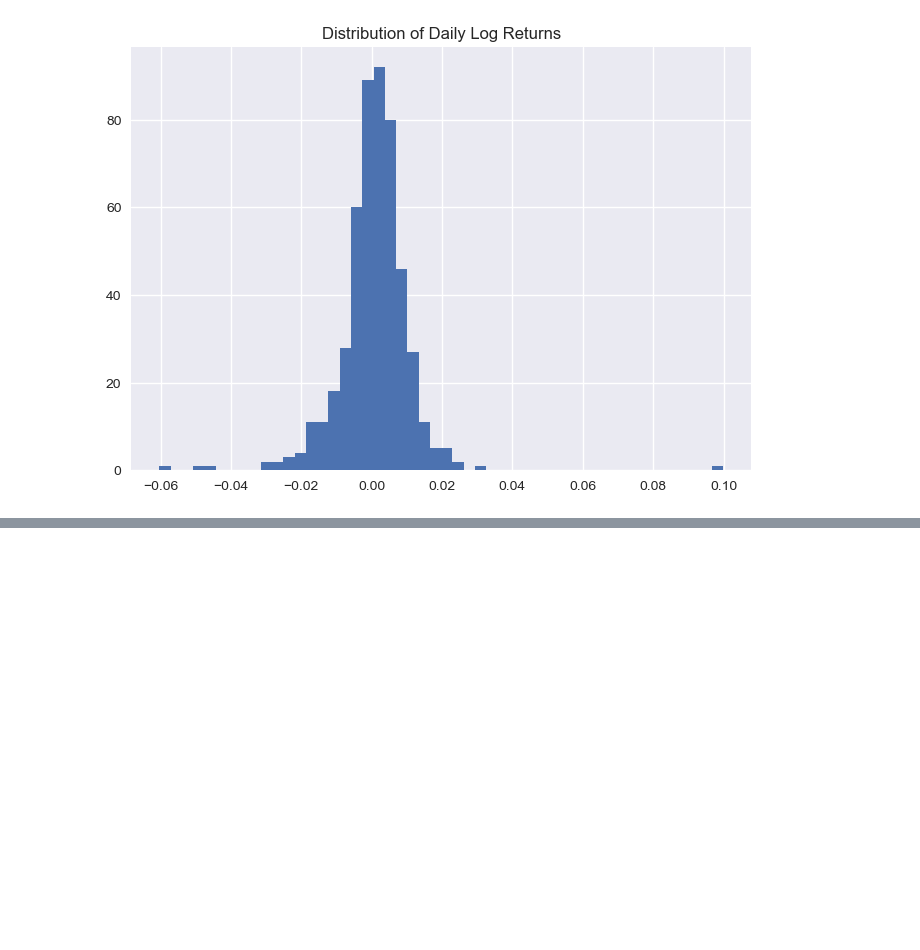
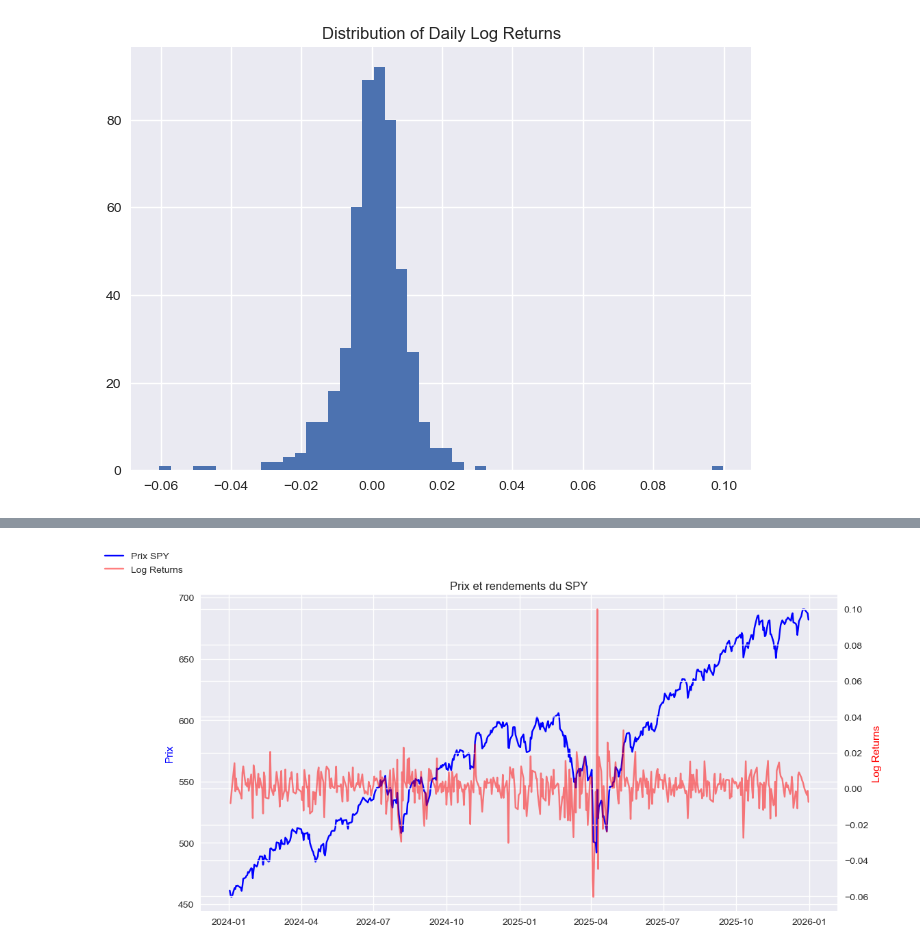
Before and after one commit to nicolasmarveaux456-hue/montecarlo-spy-risk, a Jupyter notebook: notebooks/01_data_extraction.ipynb, the cells around one changed output, grey strips where cells are left out. Drawn from its saved outputs; the diff is of its cells as text; code cells hidden in the pictures; blank space fills up the shorter version.

```diff
--- a/notebooks/01_data_extraction.ipynb
+++ b/notebooks/01_data_extraction.ipynb
@@ -97,0 +127,17 @@ returns.to_csv("C:/Users/marve/OneDrive/Documents/Projets_Finance/MonteCarlo-SPY
+# %%
+fig, ax1 = plt.subplots(figsize=(12,6))
+
+# Prix en bleu
+ax1.plot(prices, color='blue', label='Prix SPY')
+ax1.set_ylabel("Prix", color='blue')
+
+# Rendements sur axe secondaire
+ax2 = ax1.twinx()
+ax2.plot(returns, color='red', alpha=0.5, label='Log Returns')
+ax2.set_ylabel("Log Returns", color='red')
+
+plt.title("Prix et rendements du SPY")
+fig.legend(loc="upper left")
+plt.show()
+# %% [output]
+[figure, added]
```
Also changed, not shown: parts of 4 cells of this notebook.
